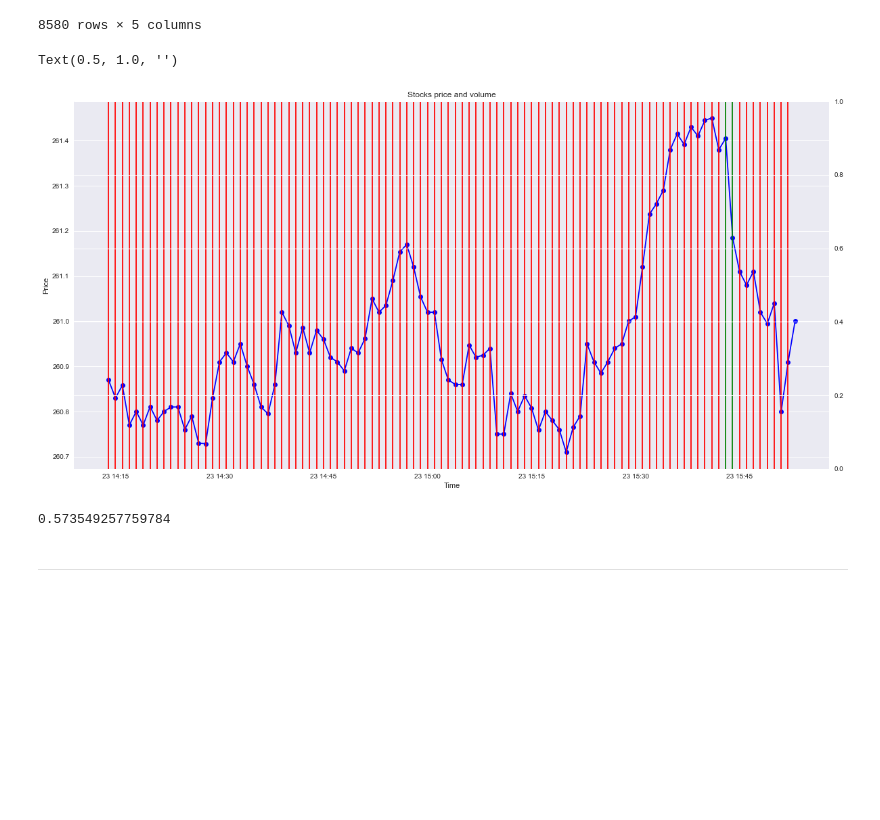
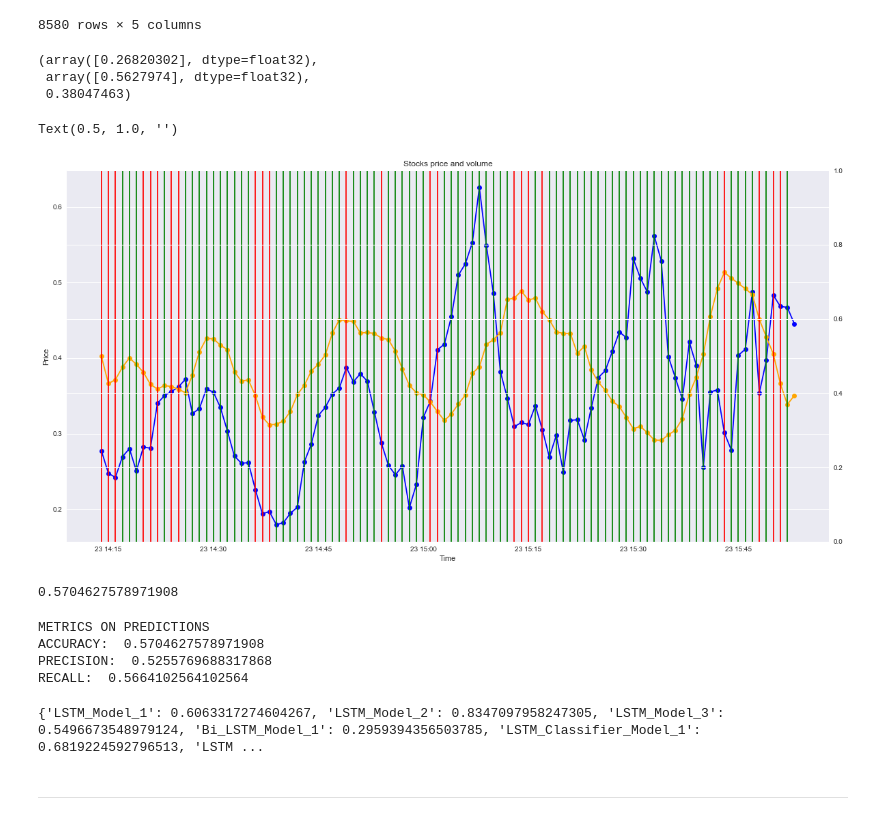
Before and after one commit to Varun487/BinaryOptions_DeepLearning, a Jupyter notebook: Models/Backtesting.ipynb, the cells around one changed output. Drawn from its saved outputs; the diff is of its cells as text; code cells hidden in the pictures; blank space fills up the shorter version.

```diff
--- a/Models/Backtesting.ipynb
+++ b/Models/Backtesting.ipynb
@@ -1828,43 +1894,63 @@ for i in range(seq_len, len(train_data)):
 X, y = np.array(X), np.array(y)
 # %%
 pred = model.predict(X)
-# %%
-tpred = np.array(list(map(lambda x: 0 if x < 0.5 else 1, pred)))
-y = np.array(list(map(lambda x: 0 if x < 0.5 else 1, y)))
+# %%
+zpred = np.array(list(map(float, pred)))
 # %%
 real_label = get_trades(y[:-1],y[1:])
-pred_label = get_trades(y[:-1],tpred[1:])
+pred_label = get_trades(y[:-1],zpred[1:])
+# %%
+min(pred),max(pred),np.mean(pred)
+# %% [output]
+(array([0.26820302], dtype=float32),
+ array([0.5627974], dtype=float32),
+ 0.38047463)
 # %%
+# Visualize orders placed by model
 fig, ax1 = plt.subplots(figsize=(20, 10))
 ax2 = ax1.twinx()  # set up the 2nd axis
 
 ax1.set_xlabel("Time")
 ax1.set_ylabel("Price")
 ax1.set_title(f'Stocks price and volume')
 
-ax1.plot(stock['time'][:100], stock['close'][:100], label='Close price', marker = 'o', color='b')
+ax1.plot(stock['time'][:100], df['close'][:100], label='Close price', marker = 'o', color='b')
+ax1.plot(stock['time'][:100], zpred[:100], label='Predcitions', marker = 'o', color='orange')
 
 for order in range(1, 100):
 
     # GREEN line for higher predcition
-    if tpred[order] == 1:
+    if pred_label[order] == 1:
         ax1.axvline(x=stock['time'][order], c = "green")
 
     # RED line for lower prediction
     else:
         ax1.axvline(x=stock['time'][order], c = "red")
 
 plt.title("")
 # %% [output]
 Text(0.5, 1.0, '')
-[figure, old version]
+[figure, new version]
 # %%
-tacc = accuracy_score(real_label,pred_label)
+tacc = metrics.accuracy_score(real_label,pred_label)
+tacc
 # %% [output]
-0.573549257759784
+0.5704627578971908
+# %%
+print('METRICS ON PREDICTIONS')
+print('ACCURACY: ', metrics.accuracy_score(pred_label, real_label))
+print('PRECISION: ', metrics.precision_score(pred_label, real_label))
+print('RECALL: ', metrics.recall_score(pred_label, real_label))
+# %% [output]
+METRICS ON PREDICTIONS
+ACCURACY:  0.5704627578971908
+PRECISION:  0.5255769688317868
+RECALL:  0.5664102564102564
 # %%
-models_acc['Transformer'] = metrics.accuracy_score(tpred, y)
+models_acc['Transformer'] = tacc
 print(models_acc)
+# %% [output]
+{'LSTM_Model_1': 0.6063317274604267, 'LSTM_Model_2': 0.8347097958247305, 'LSTM_Model_3': 0.5496673548979124, 'Bi_LSTM_Model_1': 0.2959394356503785, 'LSTM_Classifier_Model_1': 0.6819224592796513, 'LSTM ...
 # %% [markdown]
 ---
 # %% [markdown]
```
Also changed, not shown: parts of 59 cells of this notebook.
